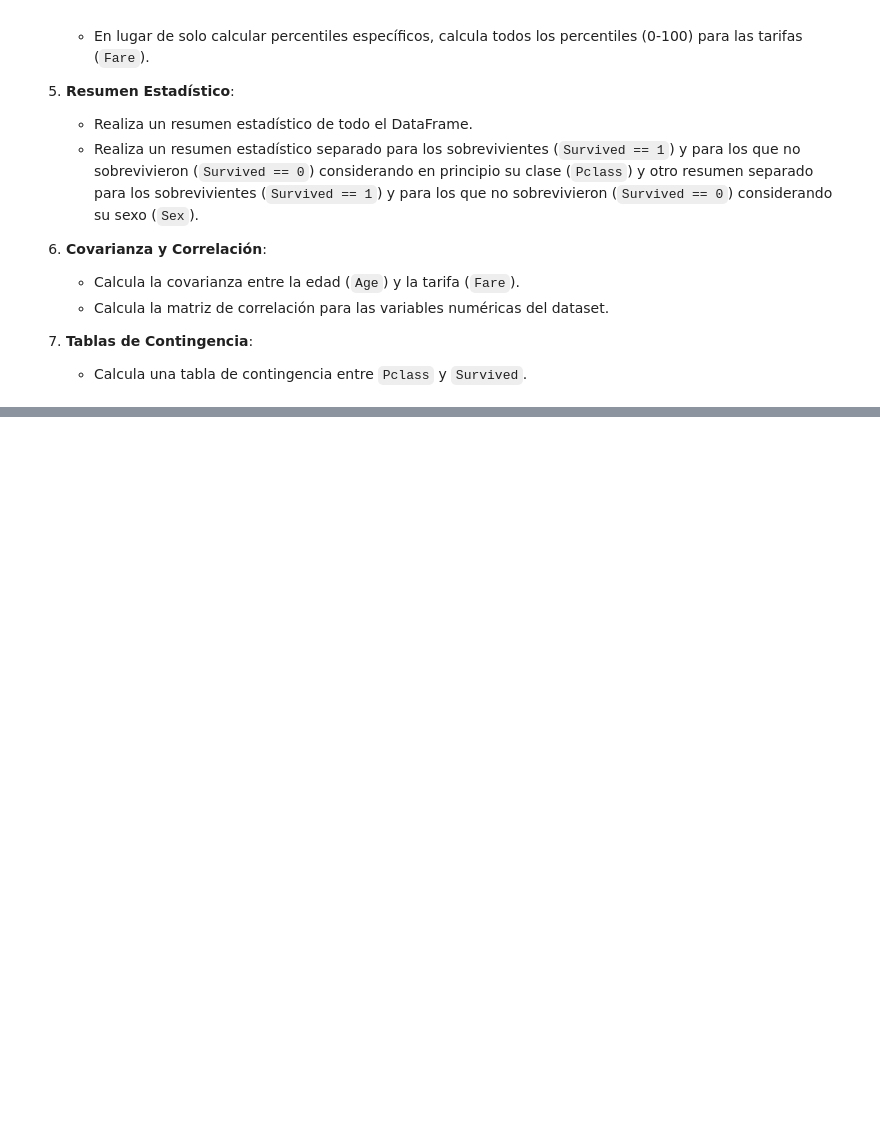
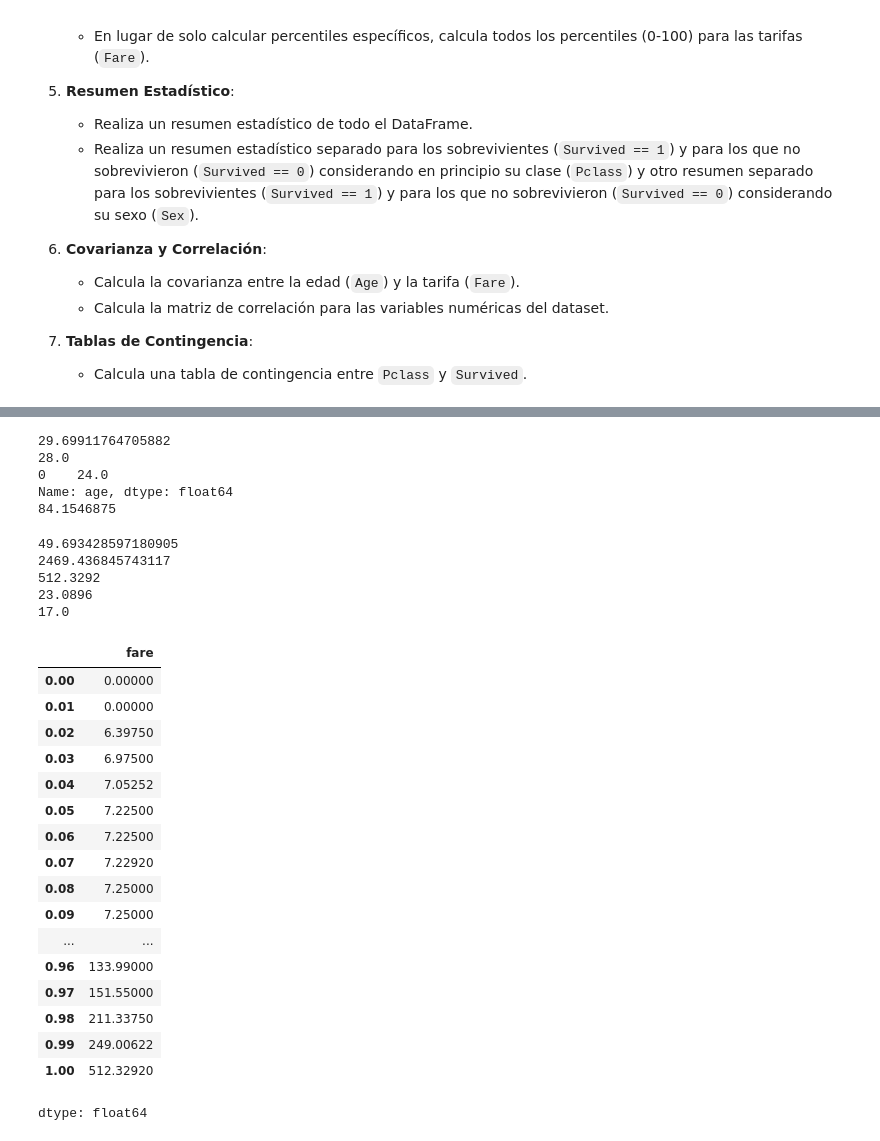
Before and after one commit to MartoBadi/TSCDIA-, a Jupyter notebook: Practica Profesional 3 Analisis y Exploracion de Datos/ejecicios_clase_14_4_2025.ipynb, the cells around one changed output, grey strips where cells are left out. Saved outputs shown, nothing was run; the diff lists cells and outputs as text; code cells hidden in the pictures; blank space fills up the shorter version.

```diff
--- a/Practica Profesional 3 Analisis y Exploracion de Datos/ejecicios_clase_14_4_2025.ipynb
+++ b/Practica Profesional 3 Analisis y Exploracion de Datos/ejecicios_clase_14_4_2025.ipynb
@@ -251,0 +344,30 @@ titanic = sns.load_dataset('titanic')
+# %%
+print(titanic['age'].mean())
+
+print(titanic['age'].median())
+
+print(titanic['age'].mode())
+
+print(titanic[titanic['pclass'] == 1]['fare'].mean())
+# %% [output]
+29.69911764705882
+28.0
+0    24.0
+Name: age, dtype: float64
+84.1546875
+# %%
+print(titanic['fare'].std())
+
+print(titanic['fare'].var())
+
+print(titanic['fare'].max() - titanic['fare'].min())
+
+print(titanic['fare'].quantile(0.75) - titanic['fare'].quantile(0.25))
+
+print(titanic[titanic['survived'] == 1]['age'].quantile(0.75) - titanic[titanic['survived'] == 1]['age'].quantile(0.25))
+# %% [output]
+49.693428597180905
+2469.436845743117
+512.3292
+23.0896
+17.0
@@ -251,0 +376,21 @@ titanic = sns.load_dataset('titanic')
+# %%
+titanic['fare'].quantile([i/100 for i in range(101)])
+# %% [output]
+|  | fare |
+| 0.00 | 0.00000 |
+| 0.01 | 0.00000 |
+| 0.02 | 6.39750 |
+| 0.03 | 6.97500 |
+| 0.04 | 7.05252 |
+| 0.05 | 7.22500 |
+| 0.06 | 7.22500 |
+| 0.07 | 7.22920 |
+| 0.08 | 7.25000 |
+| 0.09 | 7.25000 |
+| ... | ... |
+| 0.96 | 133.99000 |
+| 0.97 | 151.55000 |
+| 0.98 | 211.33750 |
+| 0.99 | 249.00622 |
+| 1.00 | 512.32920 |
+dtype: float64
```
Also changed, not shown: parts of 9 cells of this notebook.
